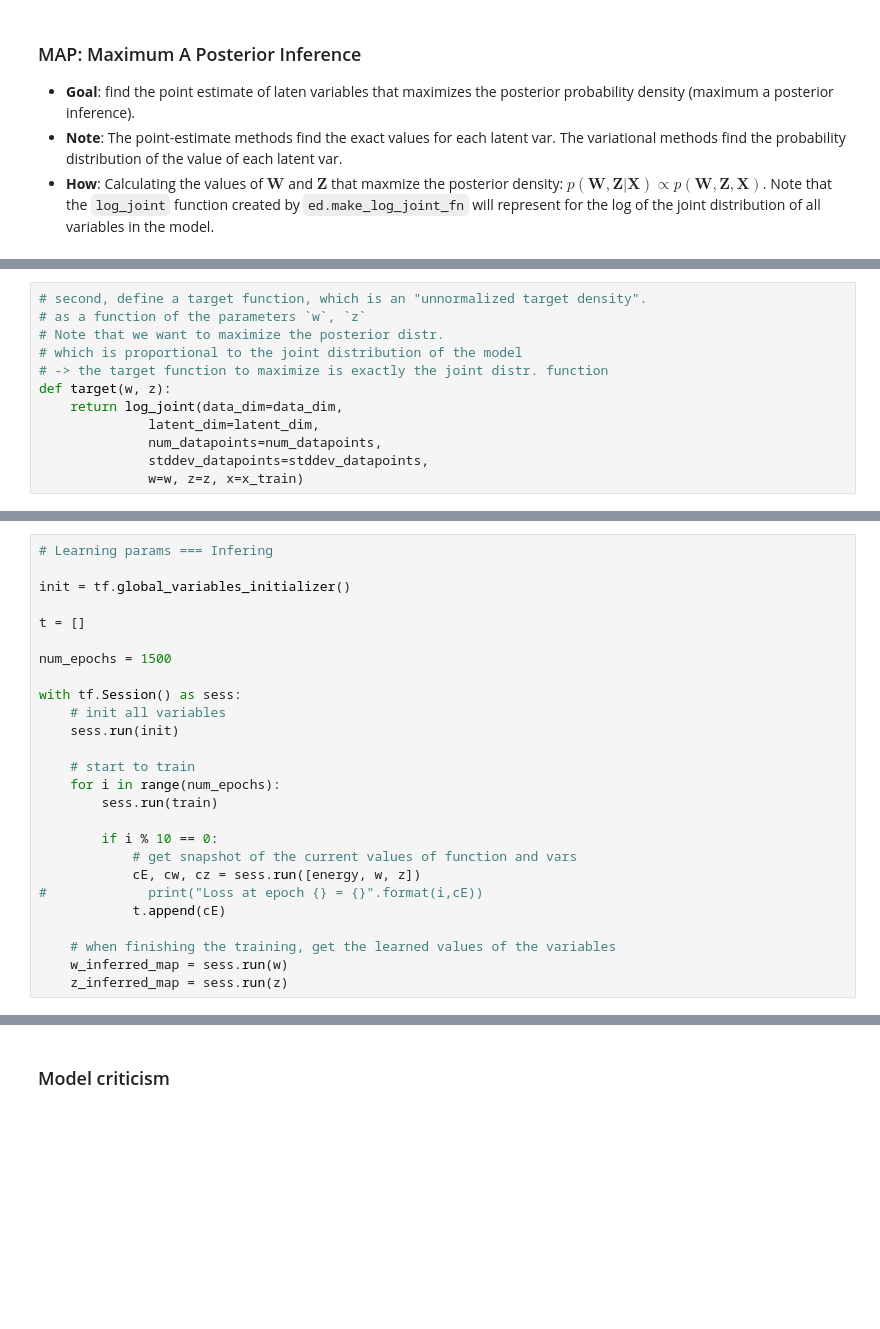
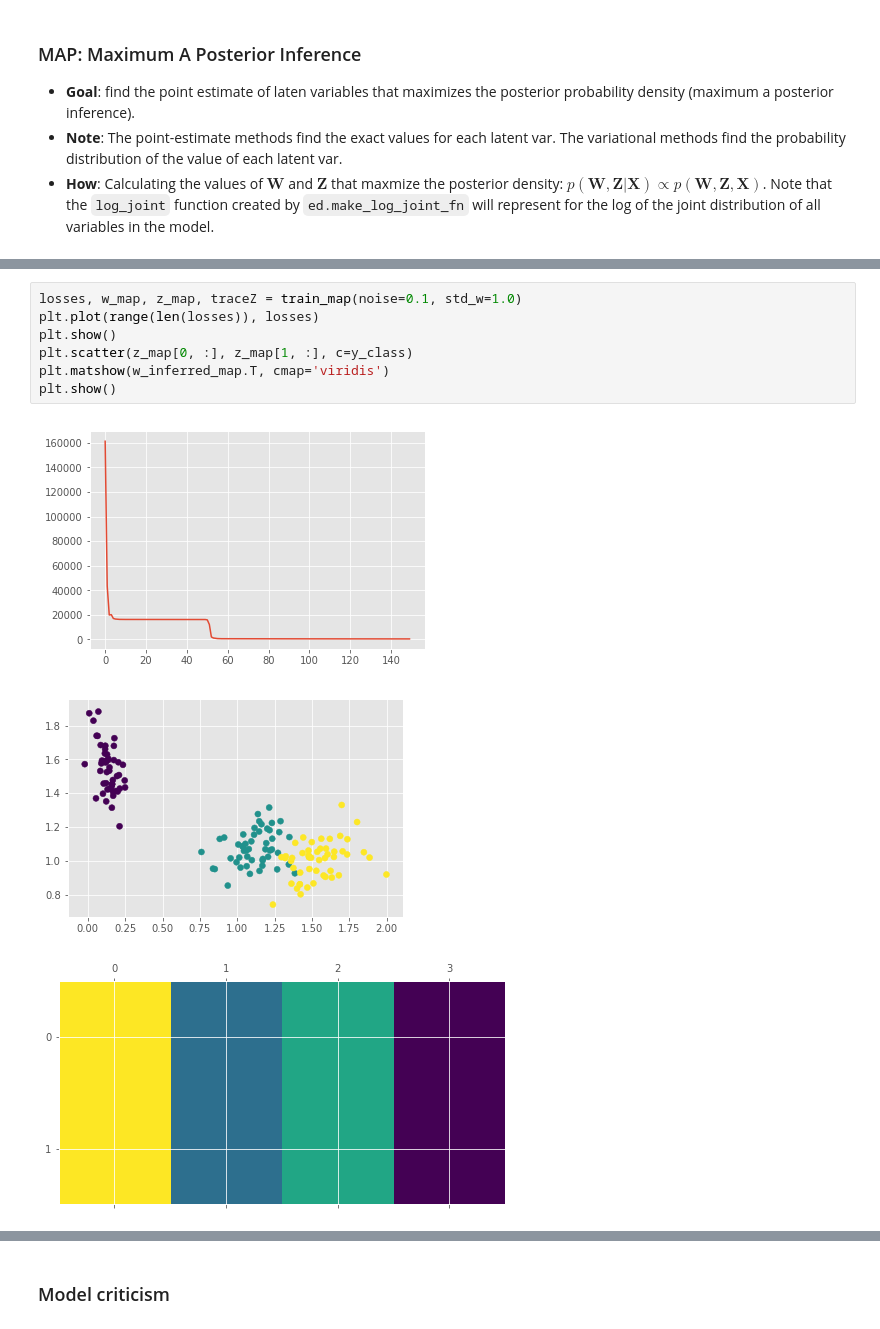
Before and after one commit to vu-minh/prob_dr, a Jupyter notebook: PPCA_MAP.ipynb, the cells around one changed output, grey strips where cells are left out. Drawn from its saved outputs; the diff is of its cells as text; blank space fills up the shorter version.

```diff
--- a/PPCA_MAP.ipynb
+++ b/PPCA_MAP.ipynb
@@ -119,12 +84,0 @@ z = tf.Variable(np.ones([latent_dim, num_datapoints]), dtype=tf.float32)
-# %%
-# second, define a target function, which is an "unnormalized target density".
-# as a function of the parameters `w`, `z`
-# Note that we want to maximize the posterior distr.
-# which is proportional to the joint distribution of the model
-# -> the target function to maximize is exactly the joint distr. function
-def target(w, z):
-    return log_joint(data_dim=data_dim,
-              latent_dim=latent_dim,
-              num_datapoints=num_datapoints,
-              stddev_datapoints=stddev_datapoints,
-              w=w, z=z, x=x_train)
@@ -139,26 +84,0 @@ train = optimizer.minimize(energy)
-# %%
-# Learning params === Infering
-
-init = tf.global_variables_initializer()
-
-t = []
-
-num_epochs = 1500
-
-with tf.Session() as sess:
-    # init all variables
-    sess.run(init)
-
-    # start to train
-    for i in range(num_epochs):
-        sess.run(train)
-
-        if i % 10 == 0:
-            # get snapshot of the current values of function and vars
-            cE, cw, cz = sess.run([energy, w, z])
-#             print("Loss at epoch {} = {}".format(i,cE))
-            t.append(cE)
-
-    # when finishing the training, get the learned values of the variables
-    w_inferred_map = sess.run(w)
-    z_inferred_map = sess.run(z)
@@ -194,0 +152,11 @@ plt.show()
+# %%
+losses, w_map, z_map, traceZ = train_map(noise=0.1, std_w=1.0)
+plt.plot(range(len(losses)), losses)
+plt.show()
+plt.scatter(z_map[0, :], z_map[1, :], c=y_class)
+plt.matshow(w_inferred_map.T, cmap='viridis')
+plt.show()
+# %% [output]
+[figure, added]
+[figure, added]
+[figure, added]
```
Also changed, not shown: parts of 20 cells of this notebook.
